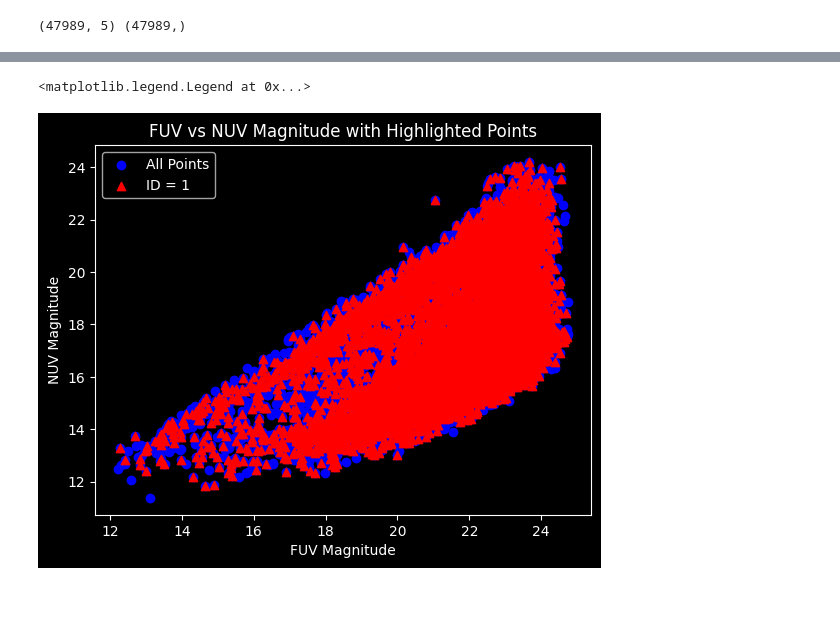
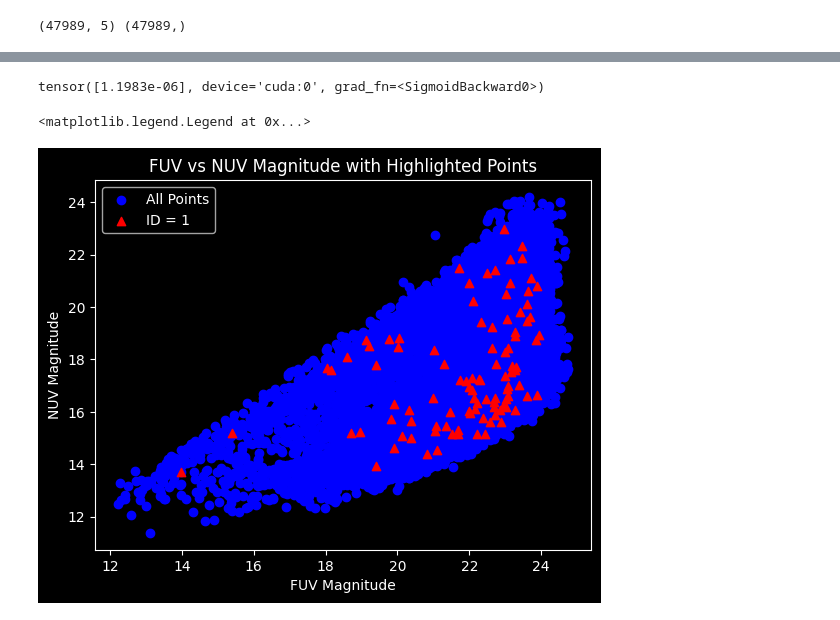
Before and after one commit to ArnautovPeter/Stellar-classification, a Jupyter notebook: src/v1.ipynb, the cells around one changed output, grey strips where cells are left out. Cells and saved outputs as stored; diff of their text form; code cells hidden in the pictures.

```diff
--- a/src/v1.ipynb
+++ b/src/v1.ipynb
@@ -122,25 +133,29 @@ KeyboardInterrupt:
+# %%
+model(X_train[0])
+# %% [output]
+tensor([1.1983e-06], device='cuda:0', grad_fn=<SigmoidBackward0>)
 # %%
 import matplotlib.pyplot as plt
 test_fuv = test["fuv_mag"]
 test_nuv = test["nuv_mag"]
 id = sample["0"]
-highlight_fuv = test_fuv[id == 1]
-highlight_nuv = test_nuv[id == 1]
+highlight_fuv = test_fuv[id == 1][:100]
+highlight_nuv = test_nuv[id == 1][:100]
 
 # Plot
 plt.style.use("dark_background")
 
 # Main scatter plot (all points with dots)
 plt.scatter(test_fuv, test_nuv, label="All Points", color="blue")
 
 # Overlay scatter plot for highlighted points (triangles)
 plt.scatter(highlight_fuv, highlight_nuv, marker="^", color="red", label="ID = 1")
 
 # Add labels, legend, and title
 plt.xlabel("FUV Magnitude")
 plt.ylabel("NUV Magnitude")
 plt.title("FUV vs NUV Magnitude with Highlighted Points")
 plt.legend()
 # %% [output]
 <matplotlib.legend.Legend at 0x...>
-[figure, old version]
+[figure, new version]
```
Also changed, not shown: parts of 3 cells of this notebook.
